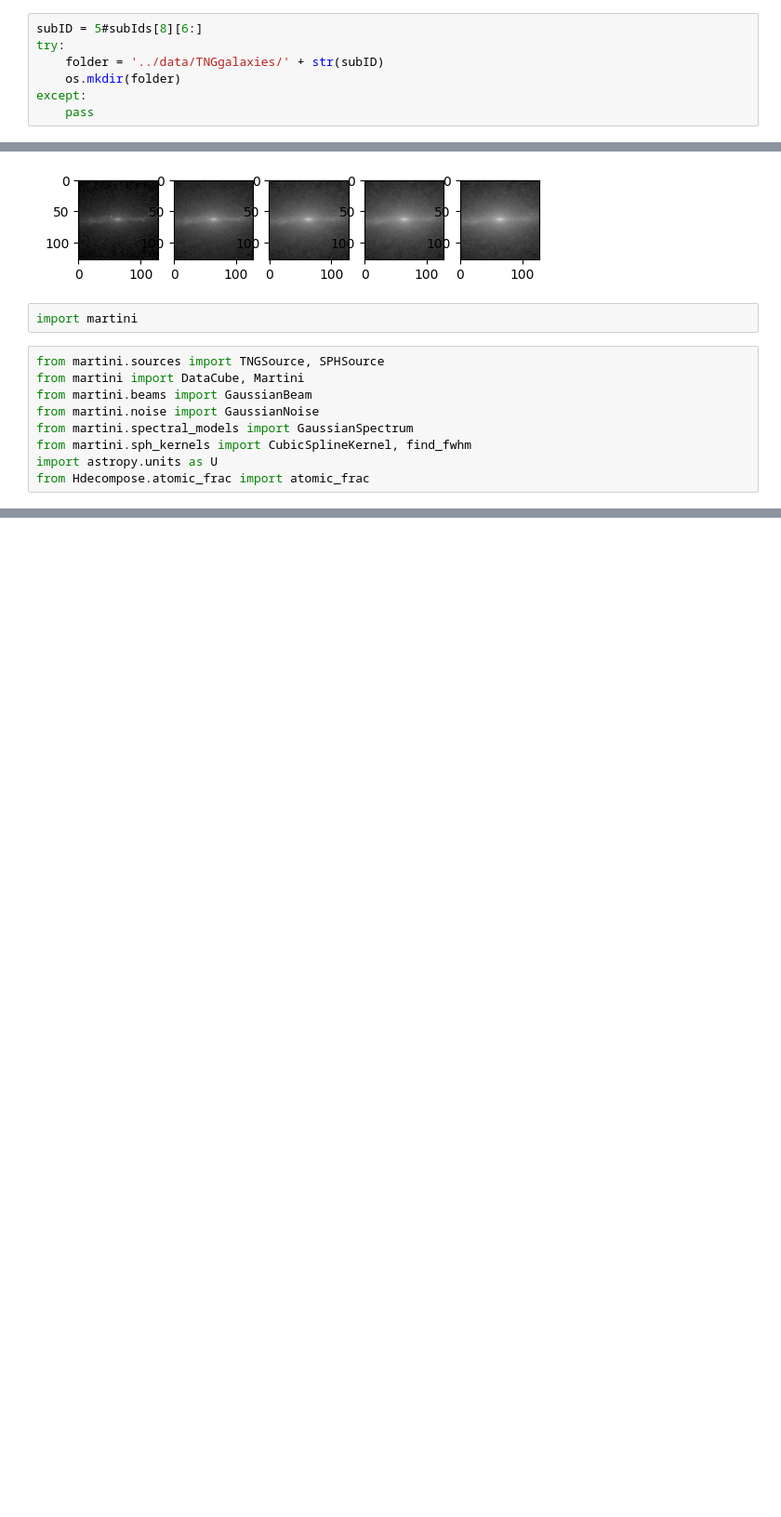
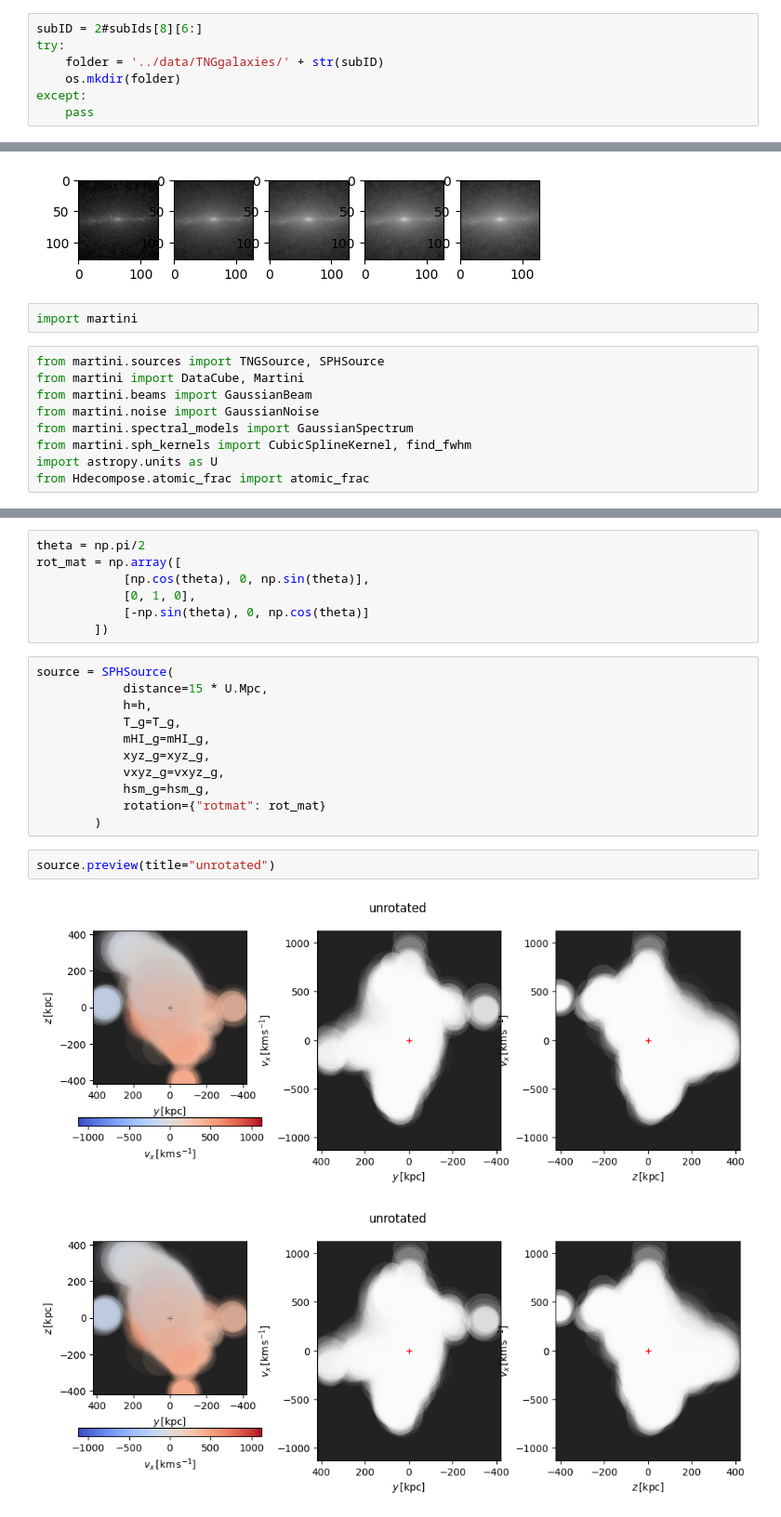
Before and after one commit to Martindelosrios/MaDaMe, a Jupyter notebook: codes/SKIRT.ipynb, the cells around one changed output, grey strips where cells are left out. Shown at 93% size. Saved outputs shown, nothing was run; the diff lists cells and outputs as text; blank space fills up the shorter version.

```diff
--- a/codes/SKIRT.ipynb
+++ b/codes/SKIRT.ipynb
@@ -110,5 +102,5 @@ subIds
 # %%
-subID = 5#subIds[8][6:]
+subID = 2#subIds[8][6:]
 try:
     folder = '../data/TNGgalaxies/' + str(subID)
     os.mkdir(folder)
@@ -488,0 +403,23 @@ NameError: name 'rot_mat_AM' is not defined
+# %%
+theta = np.pi/2
+rot_mat = np.array([
+            [np.cos(theta), 0, np.sin(theta)],
+            [0, 1, 0],
+            [-np.sin(theta), 0, np.cos(theta)]
+        ])
+# %%
+source = SPHSource(
+            distance=15 * U.Mpc,
+            h=h,
+            T_g=T_g,
+            mHI_g=mHI_g,
+            xyz_g=xyz_g,
+            vxyz_g=vxyz_g,
+            hsm_g=hsm_g,
+            rotation={"rotmat": rot_mat}
+        )
+# %%
+source.preview(title="unrotated")
+# %% [output]
+[figure, added]
+[figure, added]
```
Also changed, not shown: parts of 26 cells of this notebook, 1 other file.
